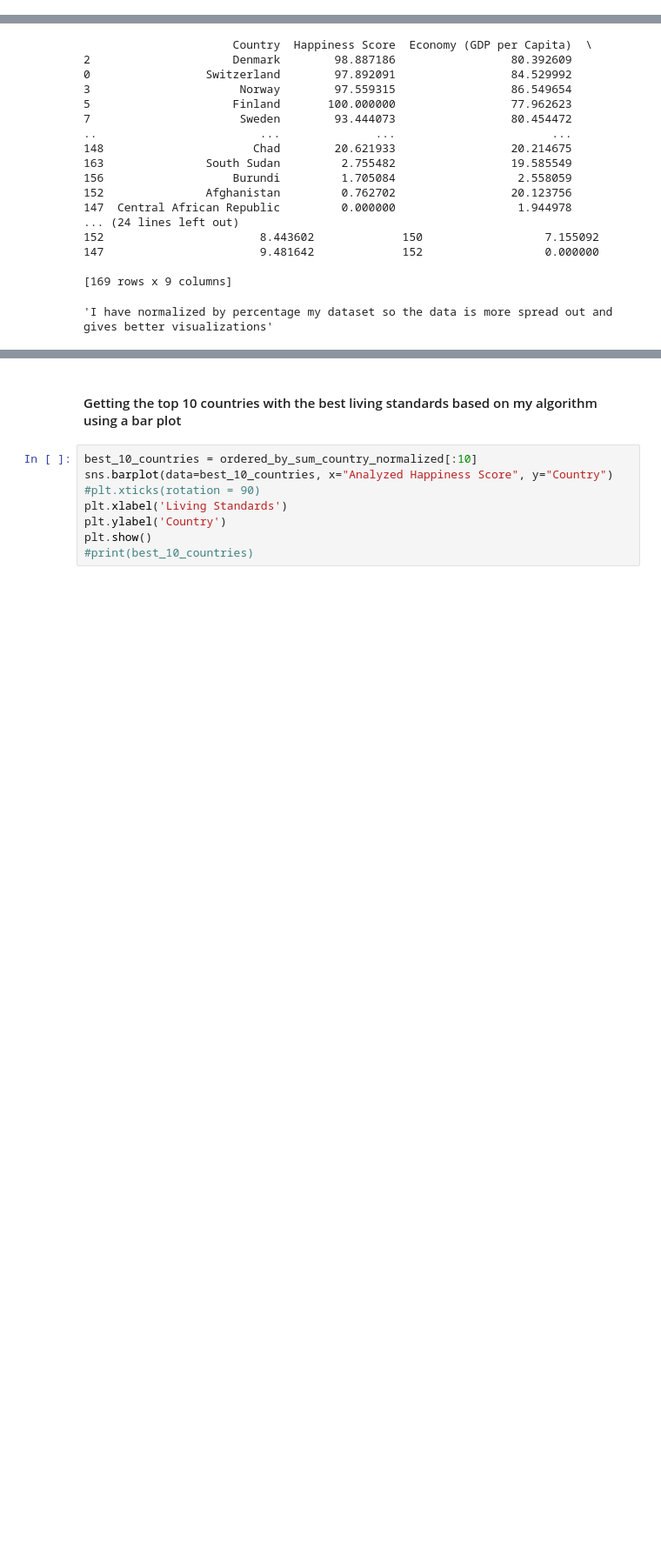
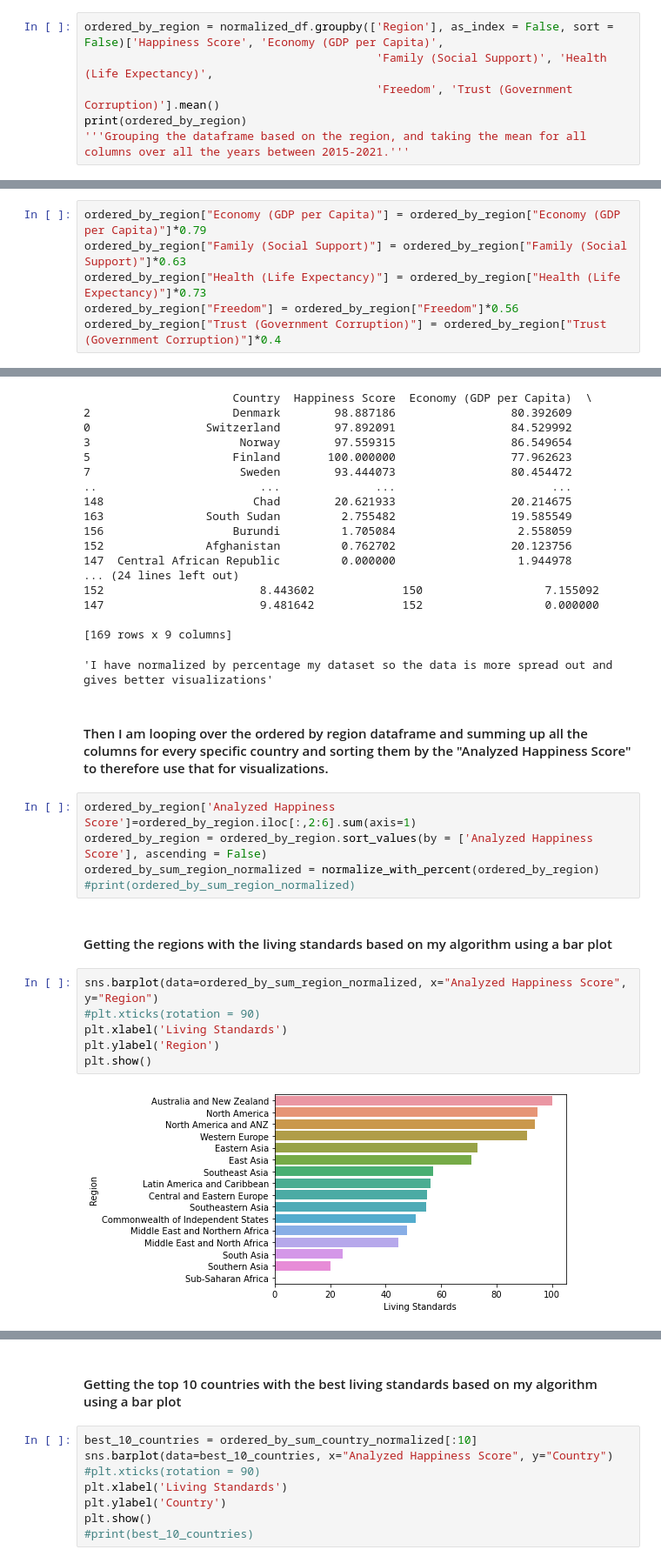
Before and after one commit to ubco-W2022T1-cosc301/project-group47, a Jupyter notebook: notebooks/analysis2.ipynb, the cells around one changed output, grey strips where cells are left out. Shown at 87% size. Drawn from its saved outputs; the diff is of its cells as text; blank space fills up the shorter version.

Commit message:
Added more visualizations for the regions

```diff
--- a/notebooks/analysis2.ipynb
+++ b/notebooks/analysis2.ipynb
@@ -259,0 +262,6 @@ print(normalized_df)
+# %%
+ordered_by_region = normalized_df.groupby(['Region'], as_index = False, sort = False)['Happiness Score', 'Economy (GDP per Capita)',
+                                           'Family (Social Support)', 'Health (Life Expectancy)',
+                                           'Freedom', 'Trust (Government Corruption)'].mean()
+print(ordered_by_region)
+'''Grouping the dataframe based on the region, and taking the mean for all columns over all the years between 2015-2021.'''
@@ -322 +318,7 @@ ranked_ordered_by_country["Trust (Government Corruption)"] = ranked_ordered_by_c
+# %%
+ordered_by_region["Economy (GDP per Capita)"] = ordered_by_region["Economy (GDP per Capita)"]*0.79
+ordered_by_region["Family (Social Support)"] = ordered_by_region["Family (Social Support)"]*0.63
+ordered_by_region["Health (Life Expectancy)"] = ordered_by_region["Health (Life Expectancy)"]*0.73
+ordered_by_region["Freedom"] = ordered_by_region["Freedom"]*0.56
+ordered_by_region["Trust (Government Corruption)"] = ordered_by_region["Trust (Government Corruption)"]*0.4
 # %% [markdown]
@@ -346,3 +348,20 @@ print(ordered_by_sum_country_normalized)
 
 [169 rows x 9 columns]
 'I have normalized by percentage my dataset so the data is more spread out and gives better visualizations'
+# %% [markdown]
+#### Then I am looping over the ordered by region dataframe and summing up all the columns for every specific country and sorting them by the "Analyzed Happiness Score" to therefore use that for visualizations.
+# %%
+ordered_by_region['Analyzed Happiness Score']=ordered_by_region.iloc[:,2:6].sum(axis=1)
+ordered_by_region = ordered_by_region.sort_values(by = ['Analyzed Happiness Score'], ascending = False)
+ordered_by_sum_region_normalized = normalize_with_percent(ordered_by_region)
+#print(ordered_by_sum_region_normalized)
+# %% [markdown]
+#### Getting the regions with the living standards based on my algorithm using a bar plot
+# %%
+sns.barplot(data=ordered_by_sum_region_normalized, x="Analyzed Happiness Score", y="Region")
+#plt.xticks(rotation = 90)
+plt.xlabel('Living Standards')
+plt.ylabel('Region')
+plt.show()
+# %% [output]
+[figure, added]
```
Also changed, not shown: parts of 13 cells of this notebook, 1 other file.
